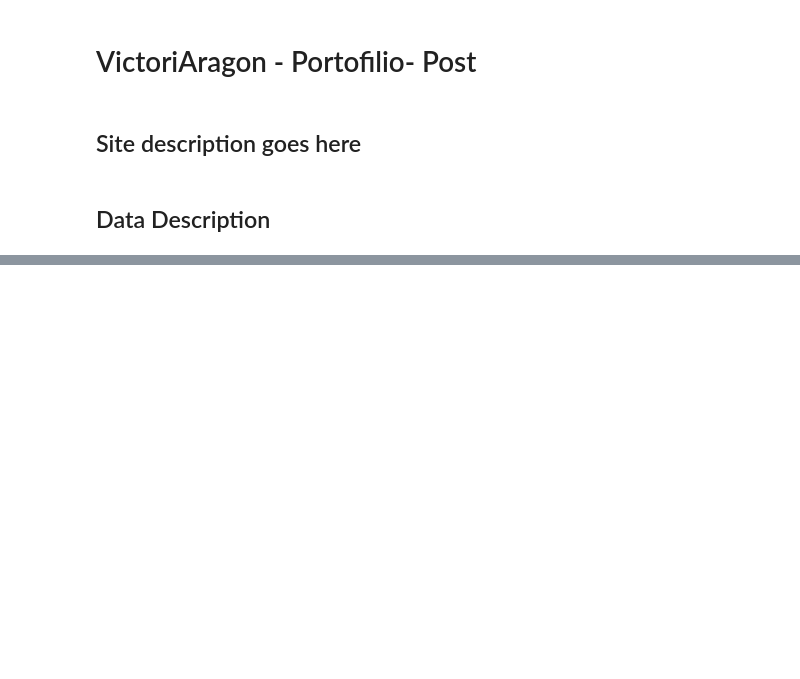
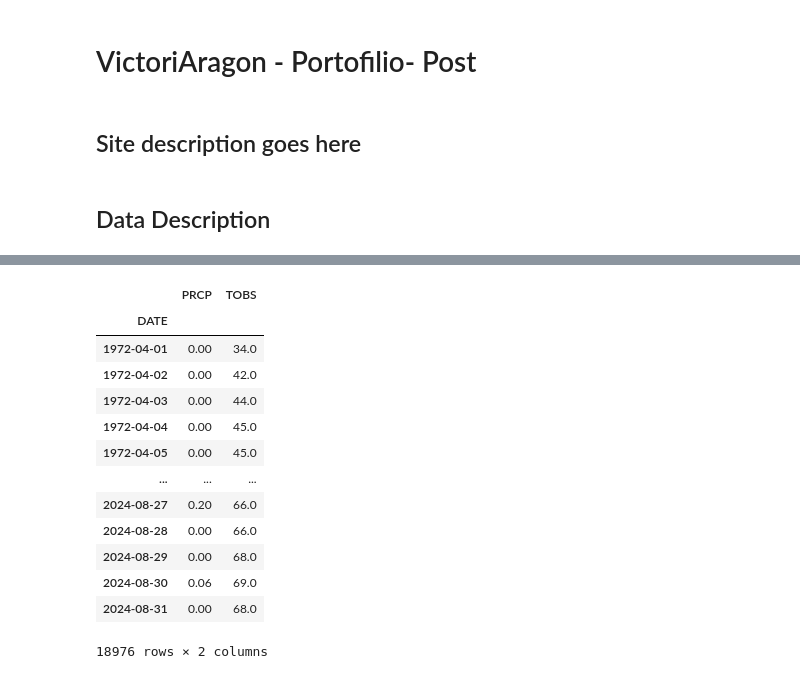
Before and after one commit to earthlab-education/climate-coding-challenge-VictoriAragon, a Jupyter notebook: VictoriAragon-portfolio-post.ipynb, the cells around one changed output, grey strips where cells are left out. Drawn from its saved outputs; the diff is of its cells as text; code cells hidden in the pictures; blank space fills up the shorter version.

```diff
--- a/VictoriAragon-portfolio-post.ipynb
+++ b/VictoriAragon-portfolio-post.ipynb
@@ -24,0 +23,20 @@ climate_df.TOBS.plot(ylabel="Temperature (F)")
+# %%
+# REMOVED STATIONS
+
+NM_df = NM_df[["PRCP", "TOBS"]]
+NM_df
+# %% [output]
+|  | PRCP | TOBS |
+| DATE |  |  |
+| 1972-04-01 | 0.00 | 34.0 |
+| 1972-04-02 | 0.00 | 42.0 |
+| 1972-04-03 | 0.00 | 44.0 |
+| 1972-04-04 | 0.00 | 45.0 |
+| 1972-04-05 | 0.00 | 45.0 |
+| ... | ... | ... |
+| 2024-08-27 | 0.20 | 66.0 |
+| 2024-08-28 | 0.00 | 66.0 |
+| 2024-08-29 | 0.00 | 68.0 |
+| 2024-08-30 | 0.06 | 69.0 |
+| 2024-08-31 | 0.00 | 68.0 |
+18976 rows × 2 columns
```
Also changed, not shown: parts of 7 cells of this notebook.
